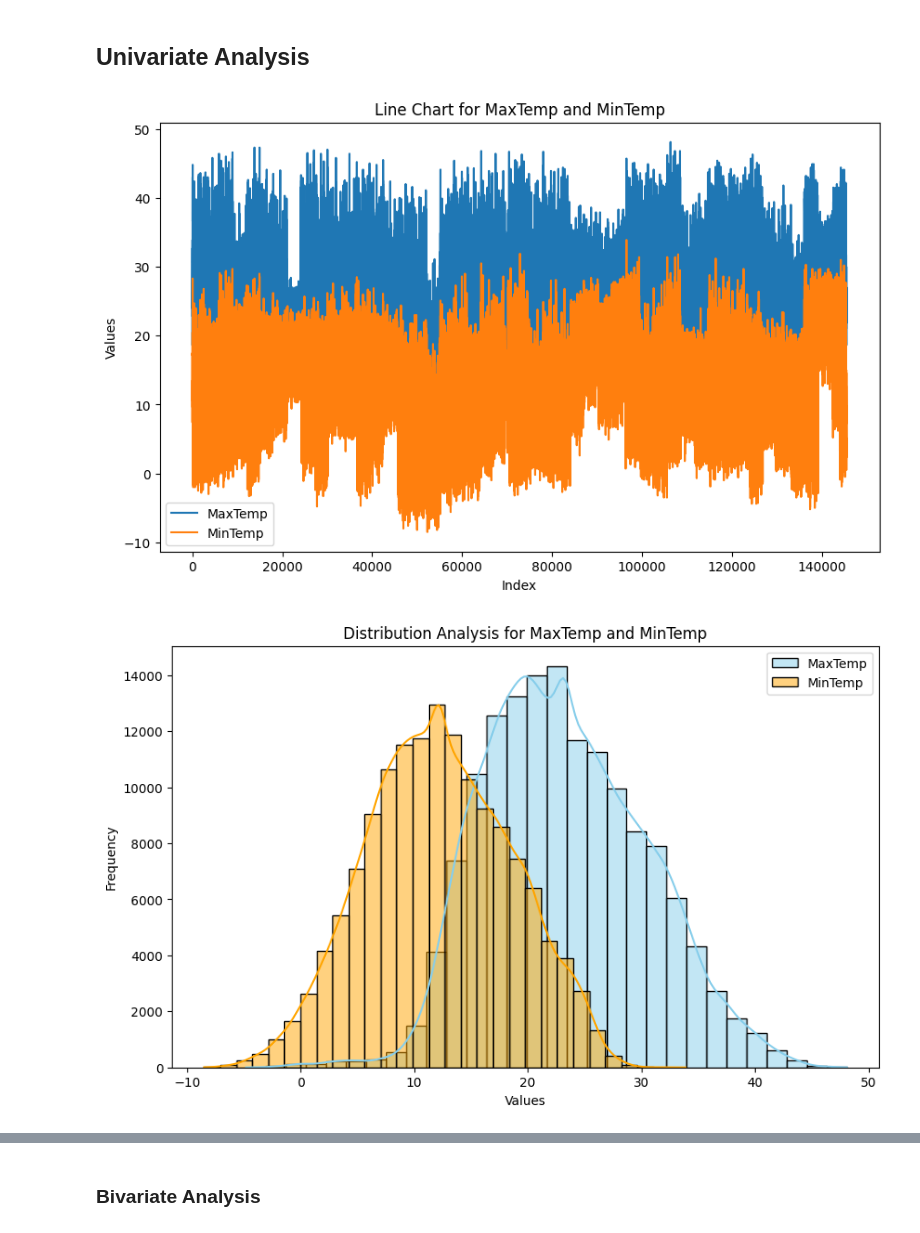
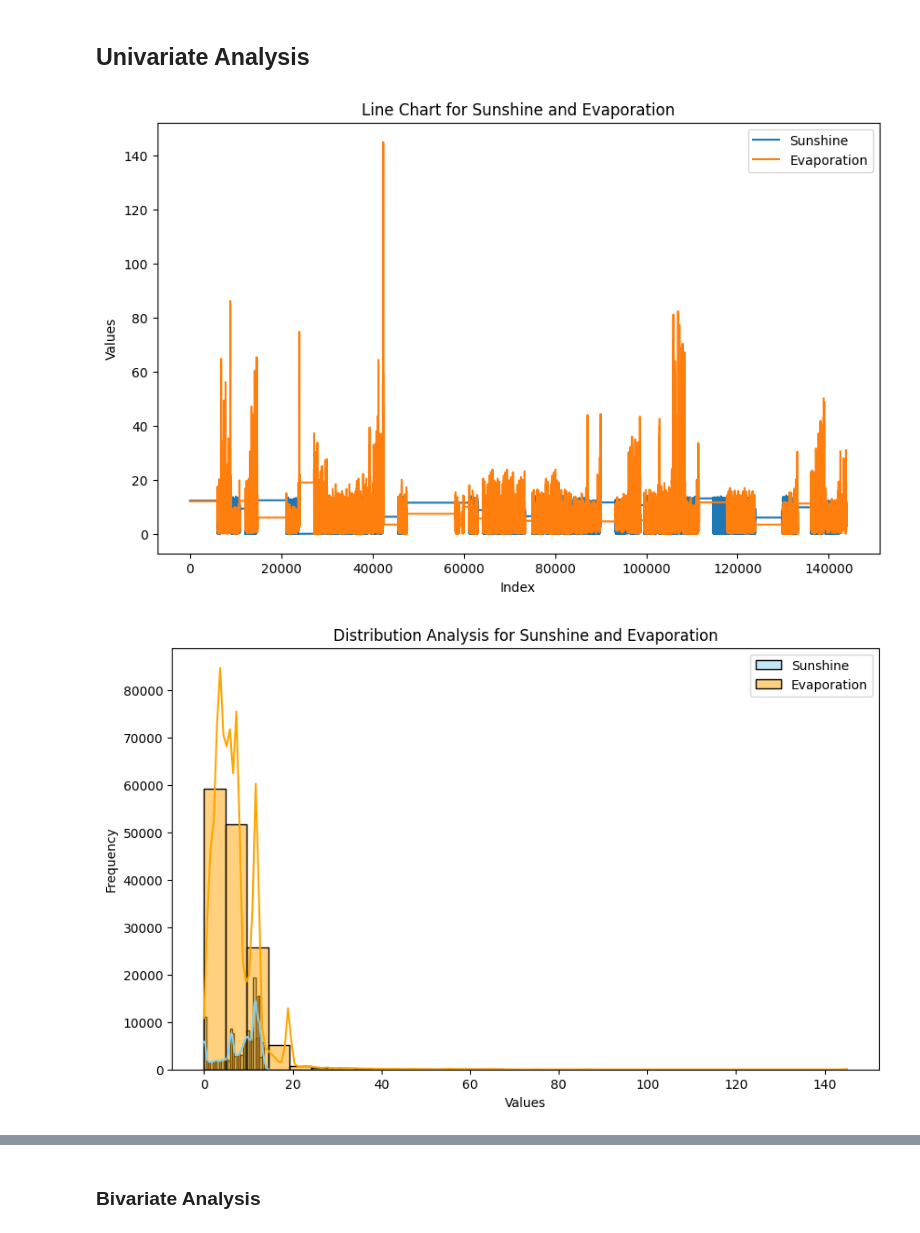
Before and after one commit to Dev00kushal/Student-Performance-Data, a Jupyter notebook: WeatherData.ipynb, the cells around one changed output, grey strips where cells are left out. Cells and saved outputs as stored; diff of their text form; code cells hidden in the pictures.

```diff
--- a/WeatherData.ipynb
+++ b/WeatherData.ipynb
@@ -61,7 +61,7 @@ numeric_columns_to_impute = ['MinTemp', 'MaxTemp', 'Humidity9am', 'Humidity3pm',
 categorical_columns_to_impute = ['Location', 'WindGustDir', 'WindDir9am', 'WindDir3pm']
 
 for column in numeric_columns_to_impute:
-    weather_data[column].fillna(weather_data[column].mean(), inplace=True)
+    weather_data[column].fillna(method='bfill', inplace=True)
 
 for column in categorical_columns_to_impute:
     weather_data[column].fillna(weather_data[column].mode()[0], inplace=True)
@@ -126,36 +126,36 @@ import matplotlib.pyplot as plt
 import seaborn as sns
 
 # Select two variables for analysis
-variable1 = 'MaxTemp'
-variable2 = 'MinTemp'
+variable1 = 'Sunshine'
+variable2 = 'Evaporation'
 
 # Line Chart
 plt.figure(figsize=(10, 6))
 sns.lineplot(x=weather_data.index, y=weather_data[variable1], label=variable1)
 sns.lineplot(x=weather_data.index, y=weather_data[variable2], label=variable2)
 plt.title('Line Chart for {} and {}'.format(variable1, variable2))
 plt.xlabel('Index')
 plt.ylabel('Values')
 plt.legend()
 plt.show()
 
 # Distribution Analysis
 plt.figure(figsize=(10, 6))
 sns.histplot(weather_data[variable1], bins=30, kde=True, label=variable1, color='skyblue')
 sns.histplot(weather_data[variable2], bins=30, kde=True, label=variable2, color='orange')
 plt.title('Distribution Analysis for {} and {}'.format(variable1, variable2))
 plt.xlabel('Values')
 plt.ylabel('Frequency')
 plt.legend()
 plt.show()
 
 # Outlier Analysis
 plt.figure(figsize=(12, 6))
 sns.boxplot(data=weather_data[[variable1, variable2]], palette='pastel')
 plt.title('Outlier Analysis for {} and {}'.format(variable1, variable2))
 plt.xlabel('Variables')
 plt.ylabel('Values')
 plt.show()
 # %% [output]
-[figure, old version]
+[figure, new version]
-[figure, old version]
+[figure, new version]
```
Also changed, not shown: parts of 3 cells of this notebook, 2 other files.
